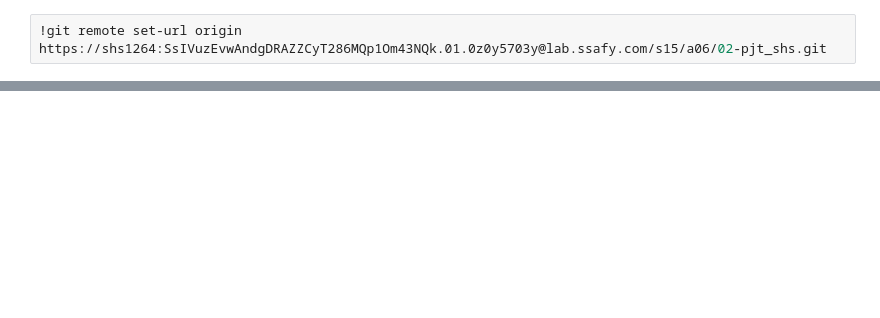
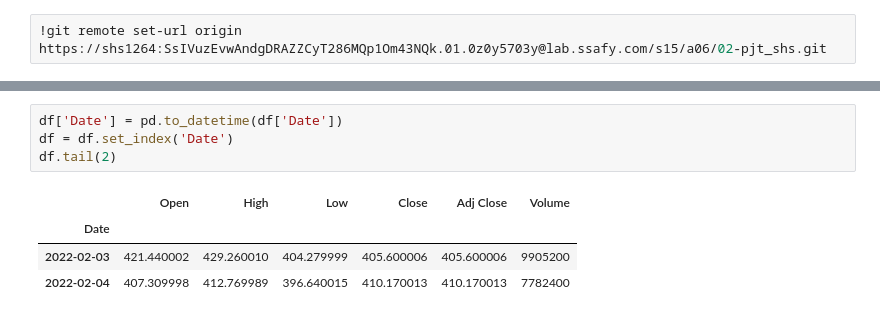
Before and after one commit to gustjrvkdnj1234-png/Analizing_Netflix_stock, a Jupyter notebook: Analizing_Netflix.ipynb, the cells around one changed output, grey strips where cells are left out. Drawn from its saved outputs; the diff is of its cells as text; blank space fills up the shorter version.

```diff
--- a/Analizing_Netflix.ipynb
+++ b/Analizing_Netflix.ipynb
@@ -186,0 +198,9 @@ To https://lab.ssafy.com/s15/a06/02-pjt_shs.git
+# %%
+df['Date'] = pd.to_datetime(df['Date'])
+df = df.set_index('Date')
+df.tail(2)
+# %% [output]
+|  | Open | High | Low | Close | Adj Close | Volume |
+| Date |  |  |  |  |  |  |
+| 2022-02-03 | 421.440002 | 429.260010 | 404.279999 | 405.600006 | 405.600006 | 9905200 |
+| 2022-02-04 | 407.309998 | 412.769989 | 396.640015 | 410.170013 | 410.170013 | 7782400 |
```
Also changed, not shown: parts of 23 cells of this notebook.
